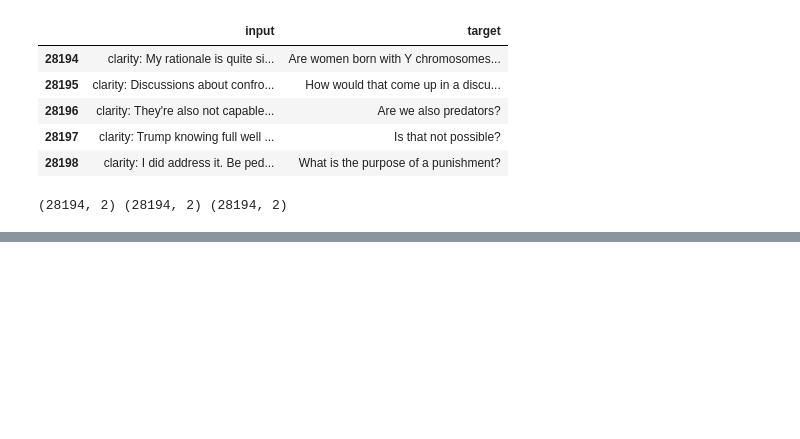
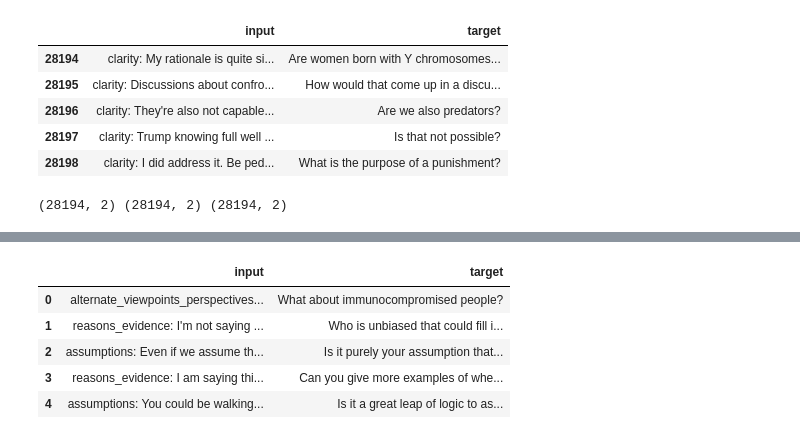
Before and after one commit to Learn-Aware/model-testing, a Jupyter notebook: Socratic_Prompting/SocratiQ.ipynb, the cells around one changed output, grey strips where cells are left out. Drawn from its saved outputs; the diff is of its cells as text; code cells hidden in the pictures; blank space fills up the shorter version.

```diff
--- a/Socratic_Prompting/SocratiQ.ipynb
+++ b/Socratic_Prompting/SocratiQ.ipynb
@@ -102,0 +119,9 @@ test_df.reset_index(drop=True, inplace=True)
+# %%
+valid_df.head()
+# %% [output]
+|  | input | target |
+| 0 | alternate_viewpoints_perspectives... | What about immunocompromised people? |
+| 1 | reasons_evidence: I'm not saying ... | Who is unbiased that could fill i... |
+| 2 | assumptions: Even if we assume th... | Is it purely your assumption that... |
+| 3 | reasons_evidence: I am saying thi... | Can you give more examples of whe... |
+| 4 | assumptions: You could be walking... | Is it a great leap of logic to as... |
```
Also changed, not shown: parts of 16 cells of this notebook, 1 other file.
